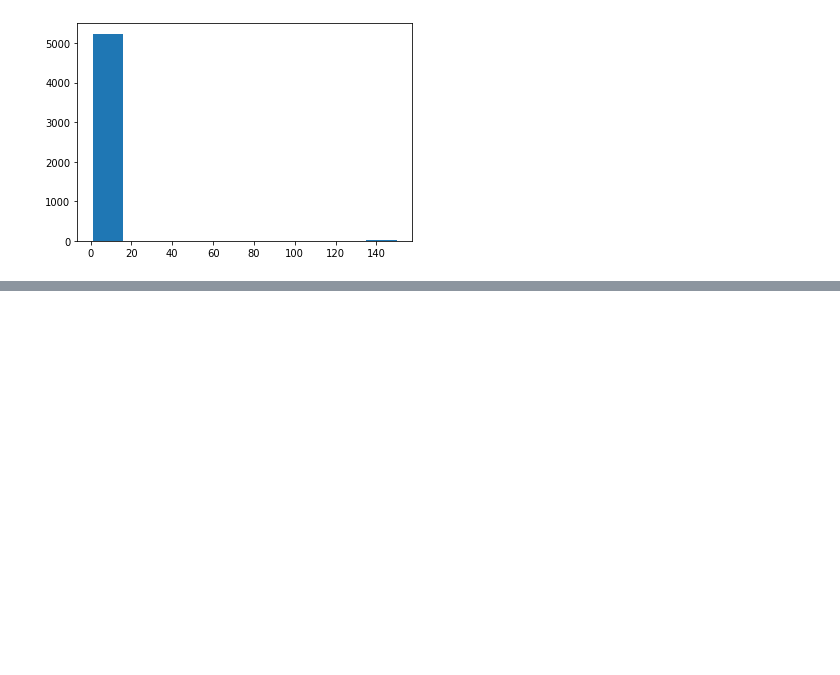
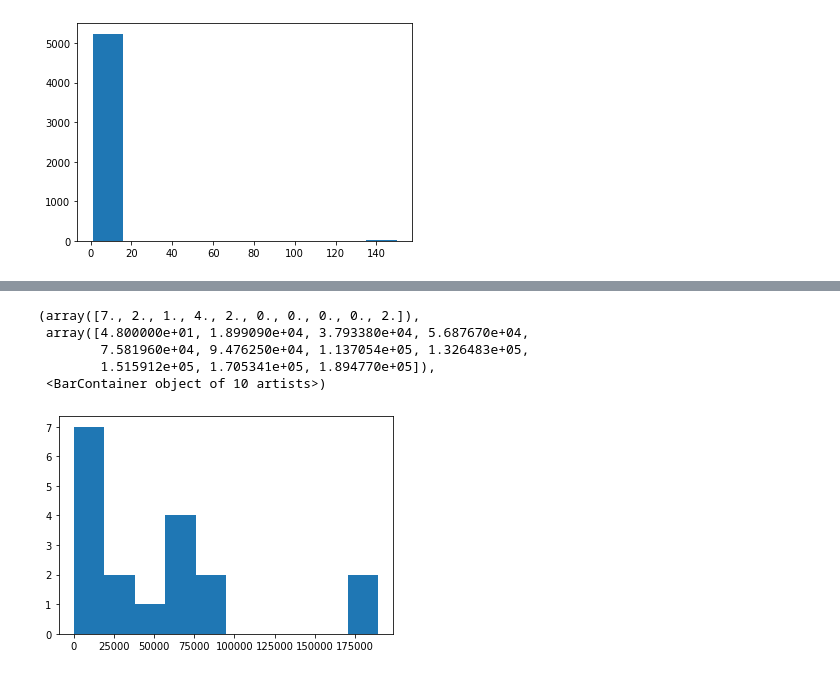
Before and after one commit to adisujithkumar/nfl-big-data-bowl-2021, a Jupyter notebook: Playground EDA.ipynb, the cells around one changed output, grey strips where cells are left out. Drawn from its saved outputs; the diff is of its cells as text; code cells hidden in the pictures; blank space fills up the shorter version.

```diff
--- a/Playground EDA.ipynb
+++ b/Playground EDA.ipynb
@@ -9,0 +29,3 @@ df = pd.read_csv(filepath)
+# %%
+dfNum = df.iloc[:, 0:3]
+dfNum
@@ -9,0 +46,4 @@ df = pd.read_csv(filepath)
+# %%
+a = dfNum.groupby('time').transform(lambda x: (x - x.mean()) / x.std())
+# %%
+df.iloc[:, 1:3] = a
@@ -9,0 +66,8 @@ df = pd.read_csv(filepath)
+# %%
+#df['x'] = (df['x'] - np.mean(df['x']))/np.std(df['x'])
+#df['y'] = (df['y'] - np.mean(df['y']))/np.std(df['y'])
+df['s'] = (df['s'] - np.mean(df['s']))/np.std(df['s'])
+df['a'] = (df['a'] - np.mean(df['a']))/np.std(df['a'])
+df['dis'] = (df['dis'] - np.mean(df['dis']))/np.std(df['dis'])
+df['o'] = (df['o'] - np.mean(df['o']))/np.std(df['o'])
+df['dir'] = (df['dir'] - np.mean(df['dir']))/np.std(df['dir'])
@@ -29,0 +166,9 @@ Index(['time', 'x', 'y', 's', 'a', 'dis', 'o', 'dir', 'event', 'nflId',
+# %%
+plt.hist(df['position'].value_counts())
+# %% [output]
+(array([7., 2., 1., 4., 2., 0., 0., 0., 0., 2.]),
+ array([4.800000e+01, 1.899090e+04, 3.793380e+04, 5.687670e+04,
+        7.581960e+04, 9.476250e+04, 1.137054e+05, 1.326483e+05,
+        1.515912e+05, 1.705341e+05, 1.894770e+05]),
+ <BarContainer object of 10 artists>)
+[figure, added]
```
Also changed, not shown: parts of 29 cells of this notebook.
